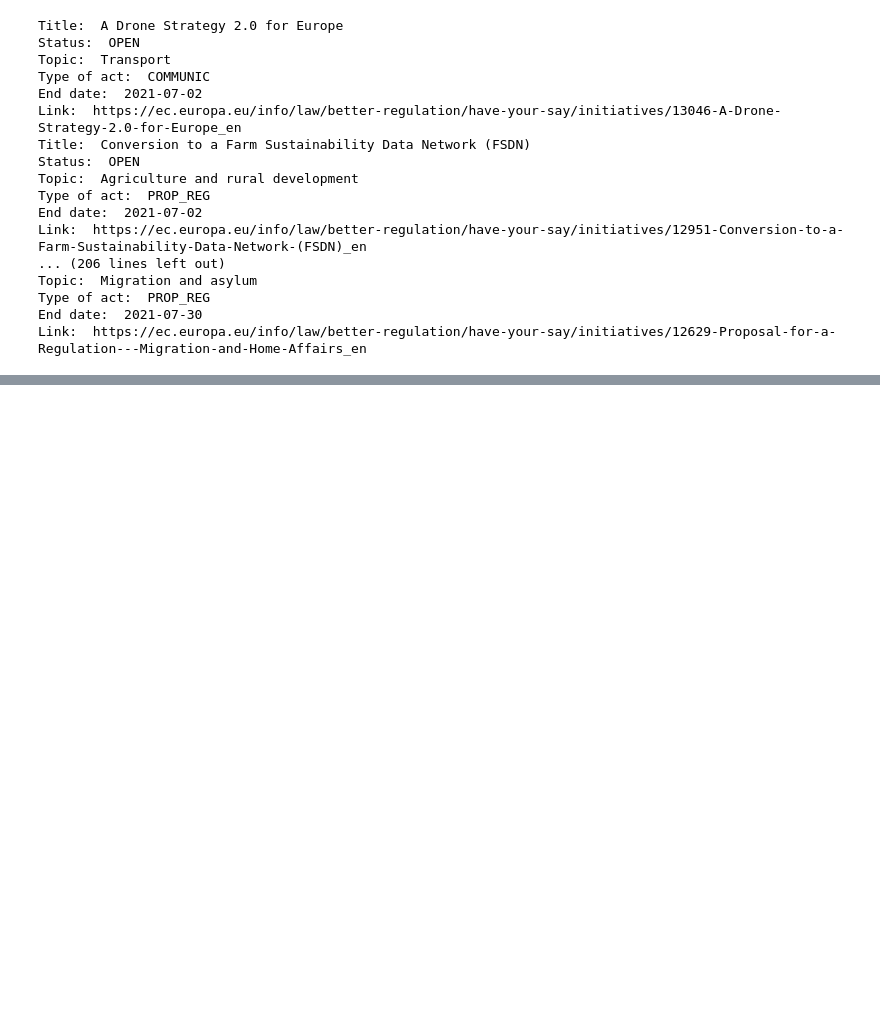
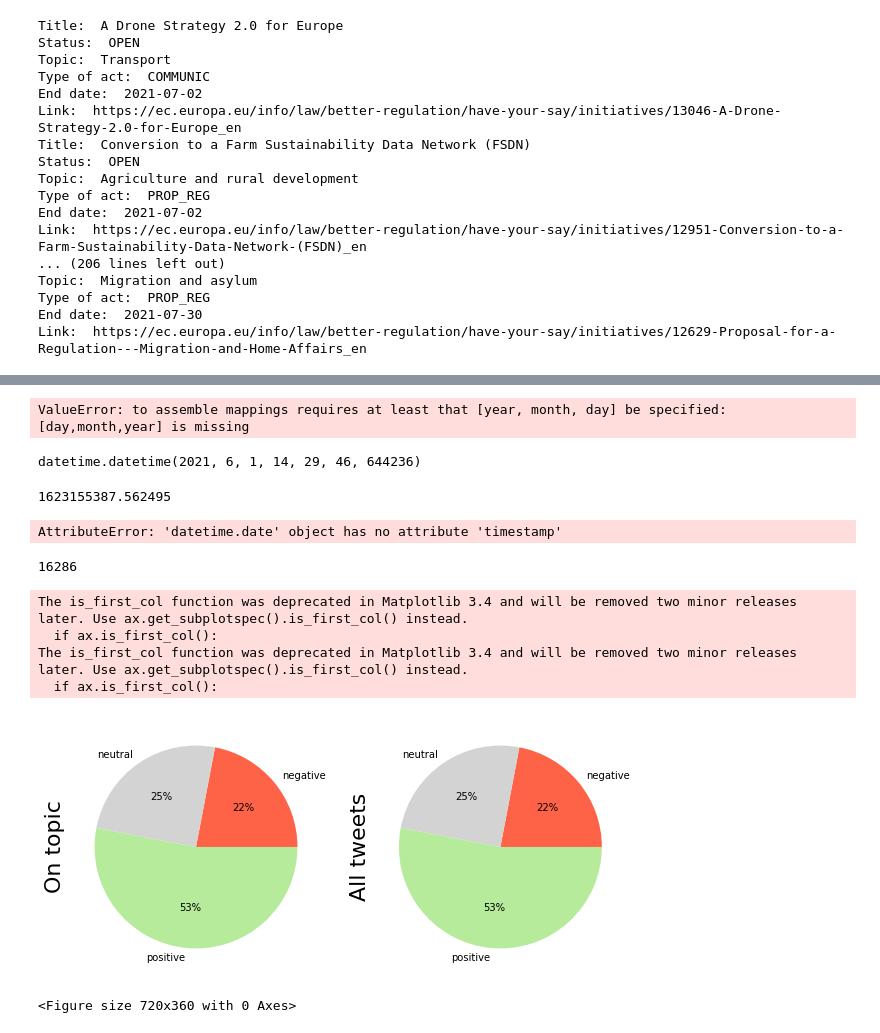
Before and after one commit to EstefaniaVB/LexAI, a Jupyter notebook: notebooks/Streamlit.ipynb, the cells around one changed output, grey strips where cells are left out. Drawn from its saved outputs; the diff is of its cells as text; code cells hidden in the pictures; blank space fills up the shorter version.

```diff
--- a/notebooks/Streamlit.ipynb
+++ b/notebooks/Streamlit.ipynb
@@ -487,0 +552,6 @@ Link:  https://ec.europa.eu/info/law/better-regulation/have-your-say/initiatives
+# %%
+params=dict(q='',limit=100)
+headers={'X-Meili-API-Key':'OTkwNzQ0ZGRkZTc0NDcwM2RlMzFlOGIx'}
+lexai_url = f"http://35.223.18.2/indexes/twitter_query/search/"
+data = requests.get(lexai_url,params=params,headers=headers).json()
+data_df=pd.DataFrame(data['hits'])
@@ -487,0 +571,9 @@ Link:  https://ec.europa.eu/info/law/better-regulation/have-your-say/initiatives
+# %%
+tweets = []
+    for i in result["hits"]:
+        sentiment = i['sentiment']
+        link = i['link']
+
+    return consultations
+# %% [output]
+ValueError: to assemble mappings requires at least that [year, month, day] be specified: [day,month,year] is missing
@@ -487,0 +582,47 @@ Link:  https://ec.europa.eu/info/law/better-regulation/have-your-say/initiatives
+# %%
+today = datetime.now()
+limit_date = today + relativedelta(days=-7)
+limit_date
+# %% [output]
+datetime.datetime(2021, 6, 1, 14, 29, 46, 644236)
+# %%
+datetime.now().timestamp()
+# %% [output]
+1623155387.562495
+# %%
+today_time = today.timestamp()
+limit_time = limit_date.timestamp()
+# %% [output]
+AttributeError: 'datetime.date' object has no attribute 'timestamp'
+# %%
+params=dict(q='', filters= f"timestamp > {limit_time}", limit=100000)
+headers={'X-Meili-API-Key':'OTkwNzQ0ZGRkZTc0NDcwM2RlMzFlOGIx'}
+lexai_url = f"http://35.223.18.2/indexes/twitter_query/search/"
+data = requests.get(lexai_url,params=params,headers=headers).json()
+
+len(data["hits"])
+# %% [output]
+16286
+# %%
+fig, (ax1, ax2) = plt.subplots(ncols=2, figsize=(10, 5))
+plt.figure(figsize=(10,5))
+
+
+def label_function(val):
+    return f'{val:.0f}%'
+
+data_df.groupby('sentiment').size().plot(kind='pie',colors=['tomato', 'lightgrey', '#b5eb9a'],
+                                         autopct=label_function, ax=ax1)
+data_df.groupby('sentiment').size().plot(kind='pie',colors=['tomato', 'lightgrey', '#b5eb9a'],
+                                         autopct=label_function, ax=ax2)
+ax1.set_ylabel('On topic', size=22)
+ax2.set_ylabel('All tweets', size=22)
+plt.tight_layout()
+plt.show()
+# %% [output]
+The is_first_col function was deprecated in Matplotlib 3.4 and will be removed two minor releases later. Use ax.get_subplotspec().is_first_col() instead.
+  if ax.is_first_col():
+The is_first_col function was deprecated in Matplotlib 3.4 and will be removed two minor releases later. Use ax.get_subplotspec().is_first_col() instead.
+  if ax.is_first_col():
+[figure, added]
+<Figure size 720x360 with 0 Axes>
```
Also changed, not shown: parts of 12 cells of this notebook, 2 other files.
